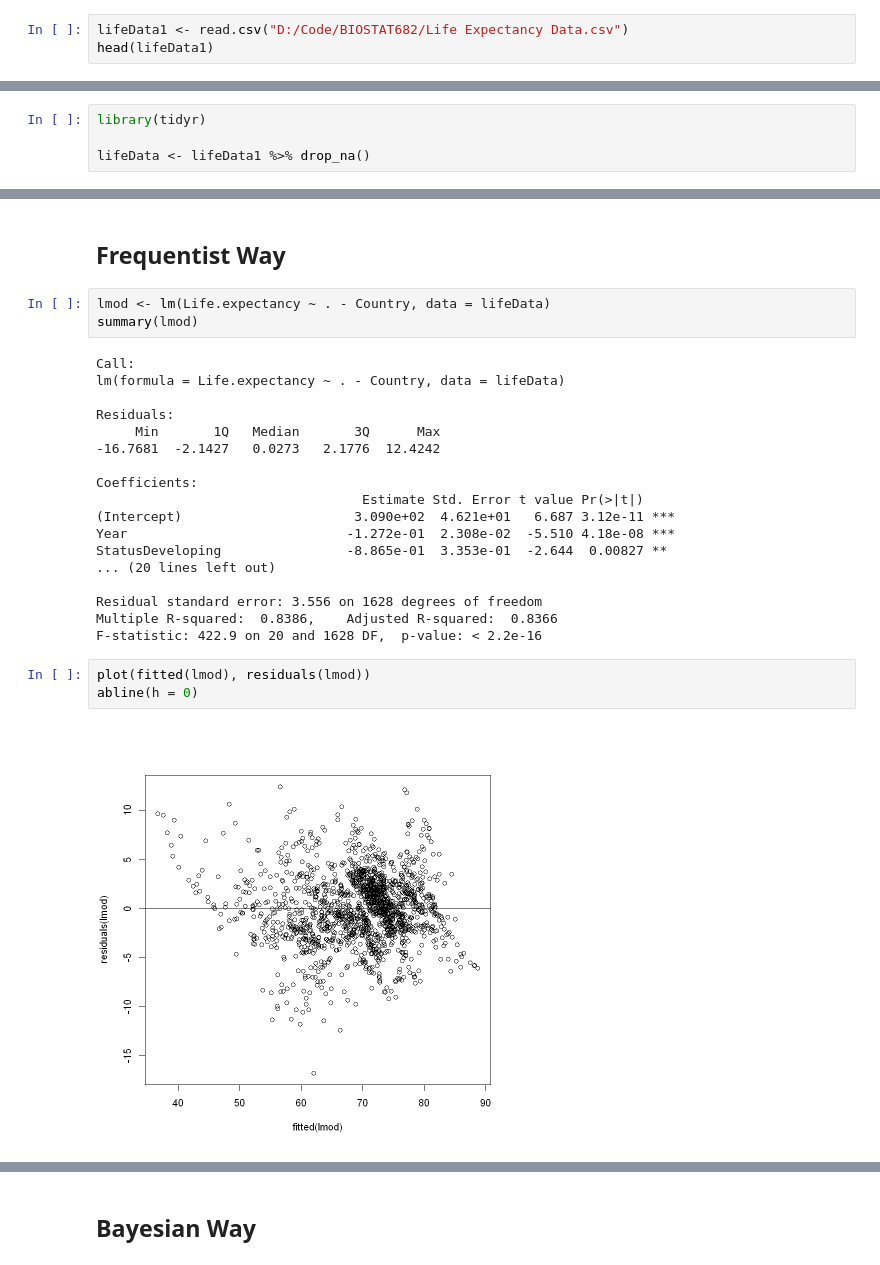
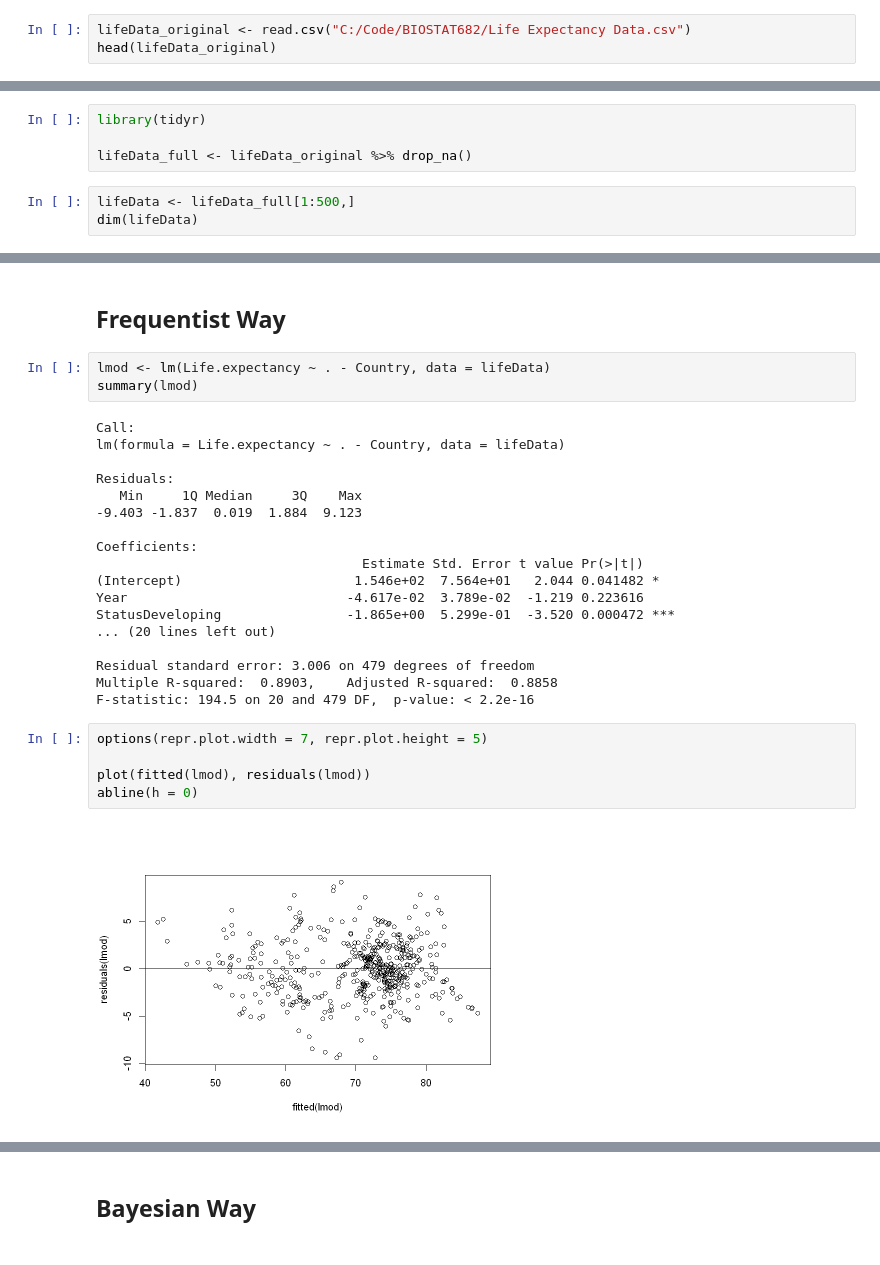
Before and after one commit to YuukiAS/BIOSTAT682, a Jupyter notebook: LED.ipynb, the cells around one changed output, grey strips where cells are left out. Drawn from its saved outputs; the diff is of its cells as text.

```diff
--- a/LED.ipynb
+++ b/LED.ipynb
@@ -1,8 +1,8 @@
 # %% [markdown]
 ## Data Pre-processing
 # %%
-lifeData1 <- read.csv("D:/Code/BIOSTAT682/Life Expectancy Data.csv")
-head(lifeData1)
+lifeData_original <- read.csv("C:/Code/BIOSTAT682/Life Expectancy Data.csv")
+head(lifeData_original)
 # %% [output]
 A data.frame: 6 × 22
 |  | Country | Year | Status | Life.expectancy | Adult.Mortality | infant.deaths | Alcohol | ... |
@@ -16,4 +16,7 @@ A data.frame: 6 × 22
 # %%
 library(tidyr)
 
-lifeData <- lifeData1 %>% drop_na()
+lifeData_full <- lifeData_original %>% drop_na()
+# %%
+lifeData <- lifeData_full[1:500,]
+dim(lifeData)
@@ -38,24 +45,26 @@ Call:
 lm(formula = Life.expectancy ~ . - Country, data = lifeData)
 
 Residuals:
-     Min       1Q   Median       3Q      Max
--16.7681  -2.1427   0.0273   2.1776  12.4242
+   Min     1Q Median     3Q    Max
+-9.403 -1.837  0.019  1.884  9.123
 
 Coefficients:
                                   Estimate Std. Error t value Pr(>|t|)
-(Intercept)                      3.090e+02  4.621e+01   6.687 3.12e-11 ***
-Year                            -1.272e-01  2.308e-02  -5.510 4.18e-08 ***
-StatusDeveloping                -8.865e-01  3.353e-01  -2.644  0.00827 **
+(Intercept)                      1.546e+02  7.564e+01   2.044 0.041482 *
+Year                            -4.617e-02  3.789e-02  -1.219 0.223616
+StatusDeveloping                -1.865e+00  5.299e-01  -3.520 0.000472 ***
 ... (20 lines left out)
 
-Residual standard error: 3.556 on 1628 degrees of freedom
-Multiple R-squared:  0.8386,    Adjusted R-squared:  0.8366
-F-statistic: 422.9 on 20 and 1628 DF,  p-value: < 2.2e-16
+Residual standard error: 3.006 on 479 degrees of freedom
+Multiple R-squared:  0.8903,    Adjusted R-squared:  0.8858
+F-statistic: 194.5 on 20 and 479 DF,  p-value: < 2.2e-16
 # %%
+options(repr.plot.width = 7, repr.plot.height = 5)
+
 plot(fitted(lmod), residuals(lmod))
 abline(h = 0)
 # %% [output]
-[figure, old version]
+[figure, new version]
 # %%
 qqnorm(residuals(lmod))
 qqline(residuals(lmod))
```
Also changed, not shown: parts of 11 cells of this notebook, 1 other file.
